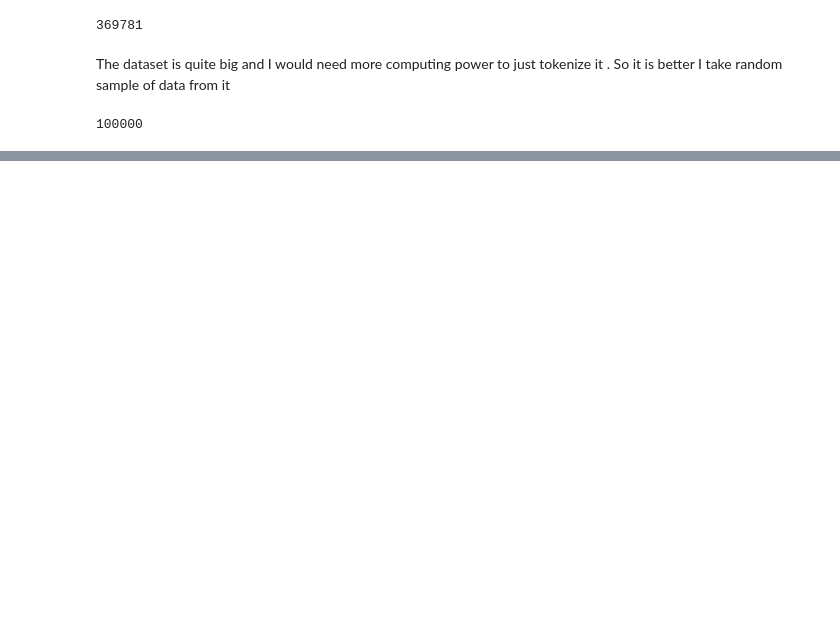
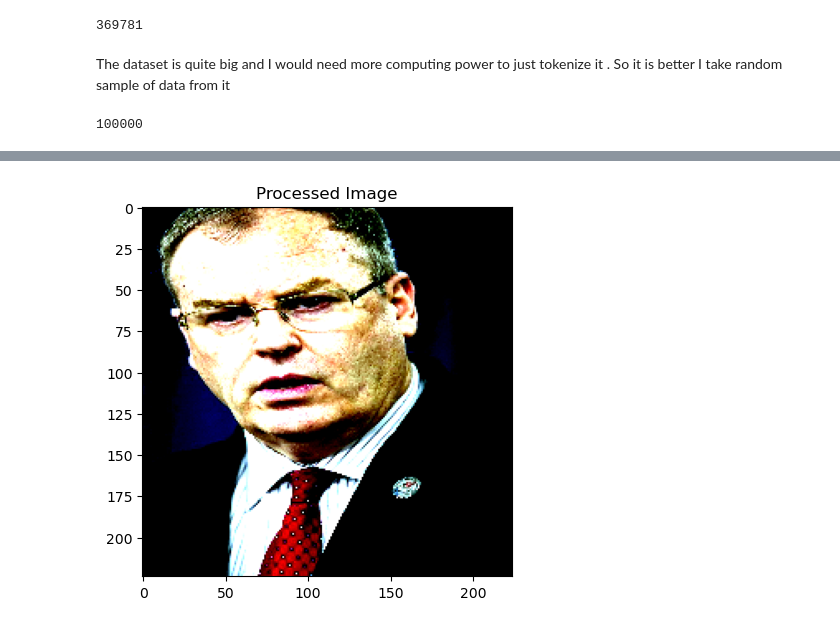
Before and after one commit to Foxtrot123-png/Multi-Model-Bias-Detection-and-Debiasing-the-News, a Jupyter notebook: EDA/GoodNews_Dataset.IPYNB, the cells around one changed output, grey strips where cells are left out. Drawn from its saved outputs; the diff is of its cells as text; code cells hidden in the pictures; blank space fills up the shorter version.

```diff
--- a/EDA/GoodNews_Dataset.IPYNB
+++ b/EDA/GoodNews_Dataset.IPYNB
@@ -106,0 +156,30 @@ gnd_sampled.head()
+# %%
+import cv2
+def image_preprocessing(path):
+    path = path.replace('\\', '/')
+    img = cv2.imread(path)
+
+    resized = cv2.resize(img, (224, 224)).astype(np.float32)
+    normalized = resized / 255.0
+
+    mean = np.mean(normalized, axis=(0, 1), keepdims=True)
+    std = np.std(normalized, axis=(0, 1), keepdims=True)
+    epsilon = 1e-8
+
+    std_img = (normalized - mean) / (std + epsilon)
+    return std_img
+# %%
+import matplotlib.pyplot as plt
+import numpy as np
+
+processed_img = image_preprocessing(gnd_sampled['image_path'][1])
+
+processed_img_display = np.clip((processed_img * 255), 0, 255).astype(np.uint8)
+
+rgb_img = cv2.cvtColor(processed_img_display, cv2.COLOR_BGR2RGB)
+
+plt.imshow(rgb_img)
+plt.title("Processed Image")
+plt.show()
+# %% [output]
+[figure, added]
```
Also changed, not shown: parts of 6 cells of this notebook.
